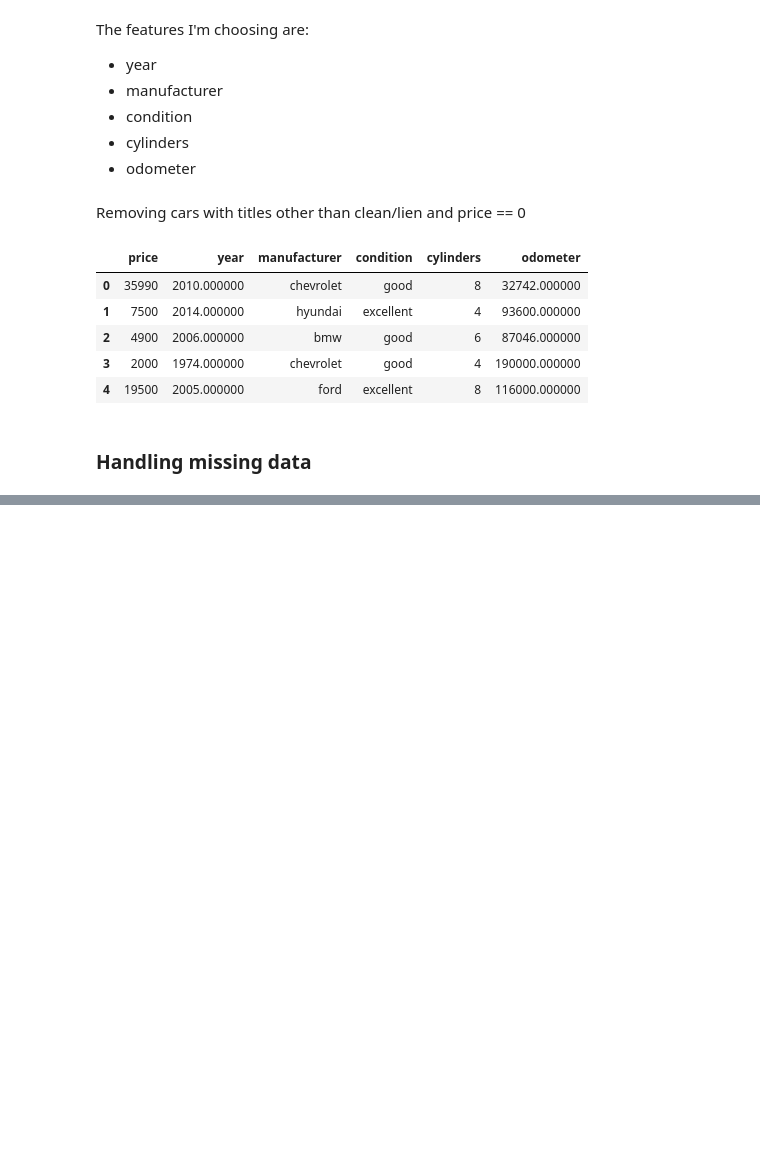
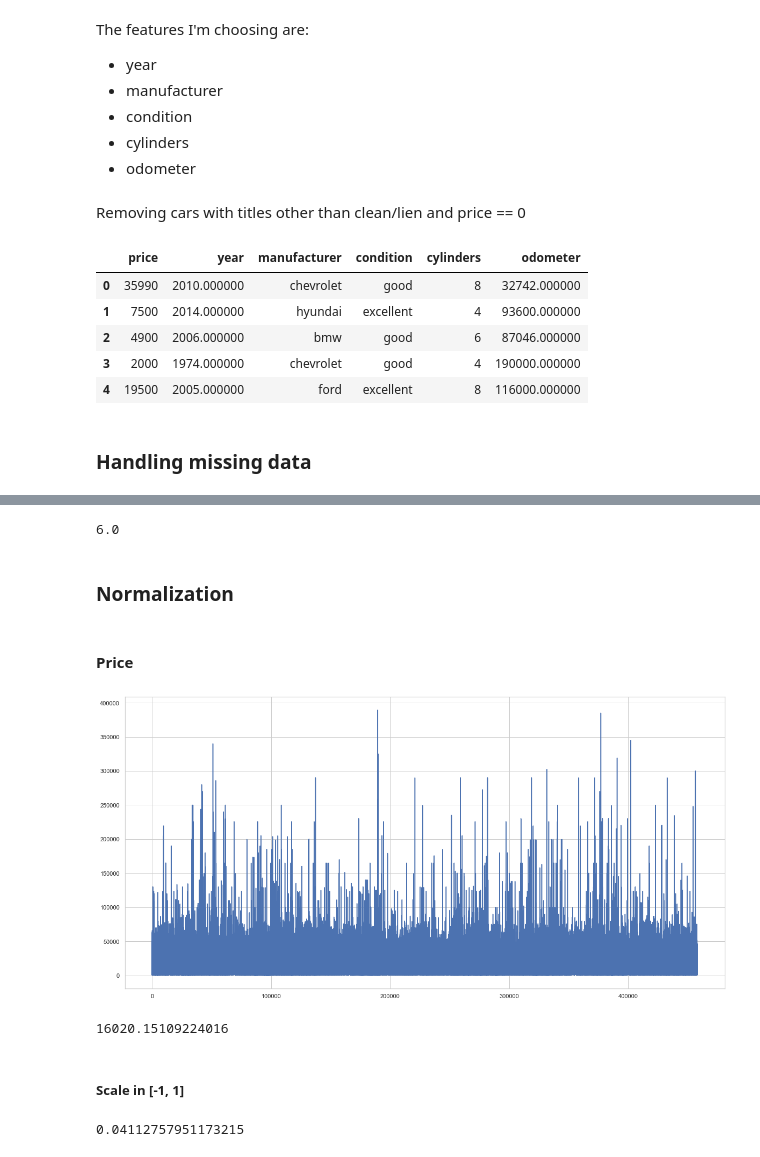
Before and after one commit to ulmii/machine-learning, a Jupyter notebook: data_processing.ipynb, the cells around one changed output, grey strips where cells are left out. Saved outputs shown, nothing was run; the diff lists cells and outputs as text; code cells hidden in the pictures; blank space fills up the shorter version.

```diff
--- a/data_processing.ipynb
+++ b/data_processing.ipynb
@@ -607,0 +795,4 @@ new_cars.to_csv('cars.csv')
+# %%
+cylinders.median()
+# %% [output]
+6.0
@@ -607,0 +801,4 @@ new_cars.to_csv('cars.csv')
+# %% [markdown]
+### Normalization
+# %% [markdown]
+#### Price
@@ -607,0 +810,20 @@ new_cars.to_csv('cars.csv')
+# %%
+new_veh.price.plot()
+plt.show()
+# %% [output]
+[figure, added]
+# %%
+new_veh.price.mean()
+# %% [output]
+16020.15109224016
+# %% [markdown]
+##### Scale in [-1, 1]
+# %%
+prices = new_veh['price'].values
+
+min_max_scaler = preprocessing.MinMaxScaler()
+prices_scaled = min_max_scaler.fit_transform(prices.reshape(-1, 1))
+
+prices_scaled.mean()
+# %% [output]
+0.04112757951173215
```
Also changed, not shown: parts of 36 cells of this notebook.
